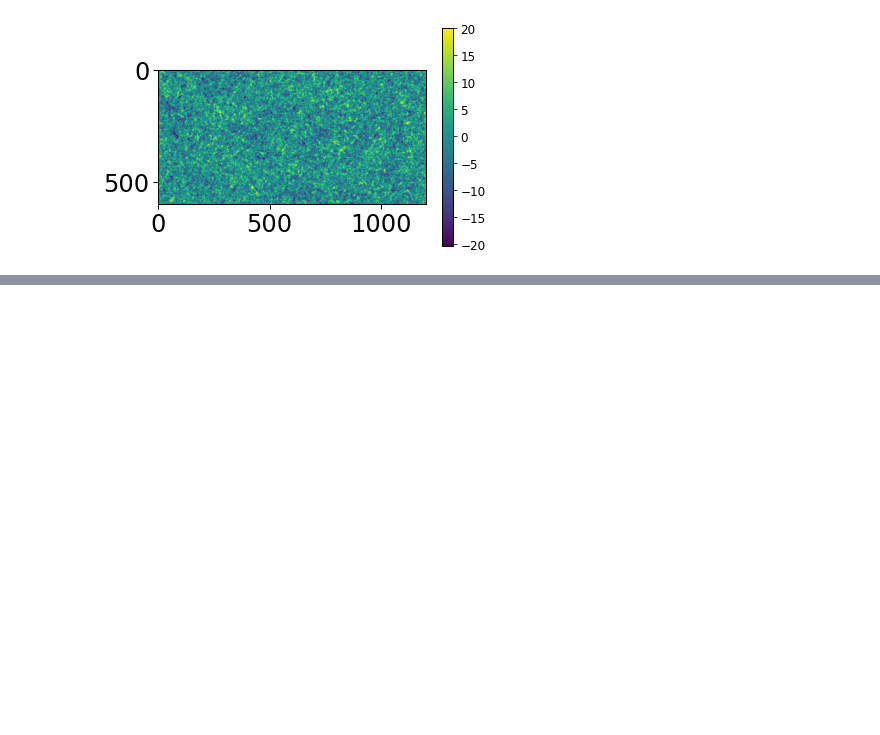
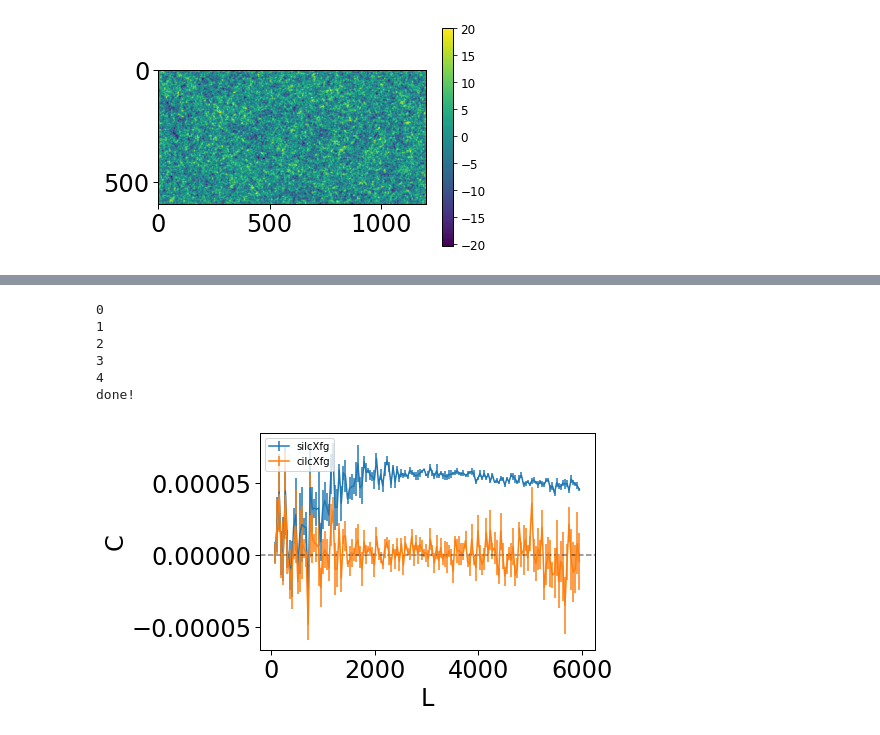
Before and after one commit to msyriac/orphics, a Jupyter notebook: tutorials/GRF-ILC.ipynb, the cells around one changed output, grey strips where cells are left out. Cells and saved outputs as stored; diff of their text form; code cells hidden in the pictures; blank space fills up the shorter version.

```diff
--- a/tutorials/GRF-ILC.ipynb
+++ b/tutorials/GRF-ILC.ipynb
@@ -95,0 +151,39 @@ for i in range(N):
+# %%
+
+
+
+N = 5
+
+st = stats.Stats()
+fc = maps.FourierCalc(shape,wcs)
+
+for i in range(N):
+    sky, fg = marray.get_sky(return_fg=True)
+    kmaps = marray.fft_data(sky,kmask)
+    kfg = enmap.fft(fg[freqs.index(90)])
+    ksilc = maps.silc(kmaps,analytic_cinv)
+    kcilc = maps.cilc(kmaps,analytic_cinv,cresponses,yresponses)
+
+    st.add_to_stats("silcXfg",binner.bin(fc.f2power(ksilc,kfg))[1])
+    st.add_to_stats("cilcXfg",binner.bin(fc.f2power(kcilc,kfg))[1])
+
+    print(i)
+
+st.get_stats()
+print("done!")
+# %% [output]
+0
+1
+2
+3
+4
+done!
+# %%
+pl = io.Plotter(xlabel="L",ylabel="C")
+for lab in ["silcXfg","cilcXfg"]:
+    pl.add_err(cents,st.stats[lab]["mean"]*cents**2.,yerr=st.stats[lab]["errmean"]*cents**2.,label=lab,ls="-")
+pl.legend()
+pl.hline()
+pl.done()
+# %% [output]
+[figure, added]
```
Also changed, not shown: parts of 5 cells of this notebook, 1 other file.
